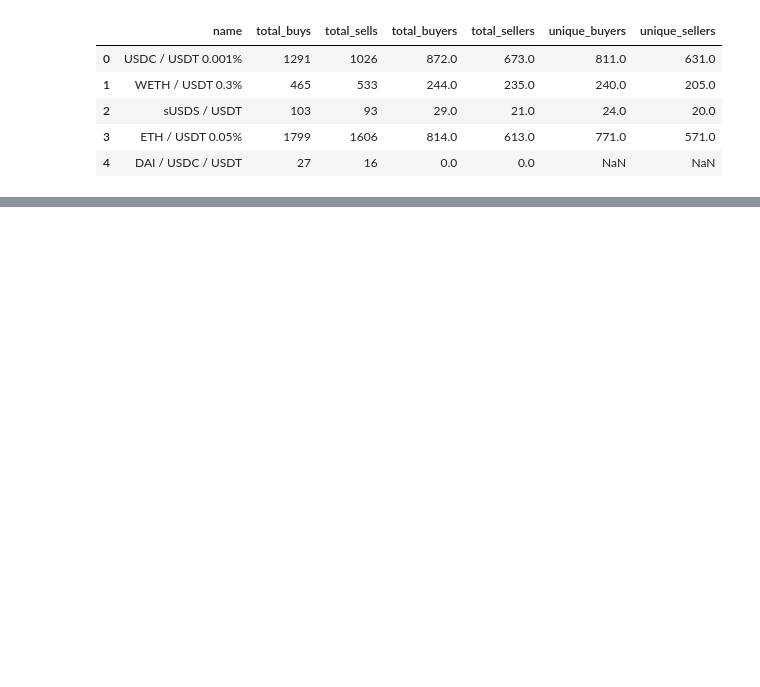
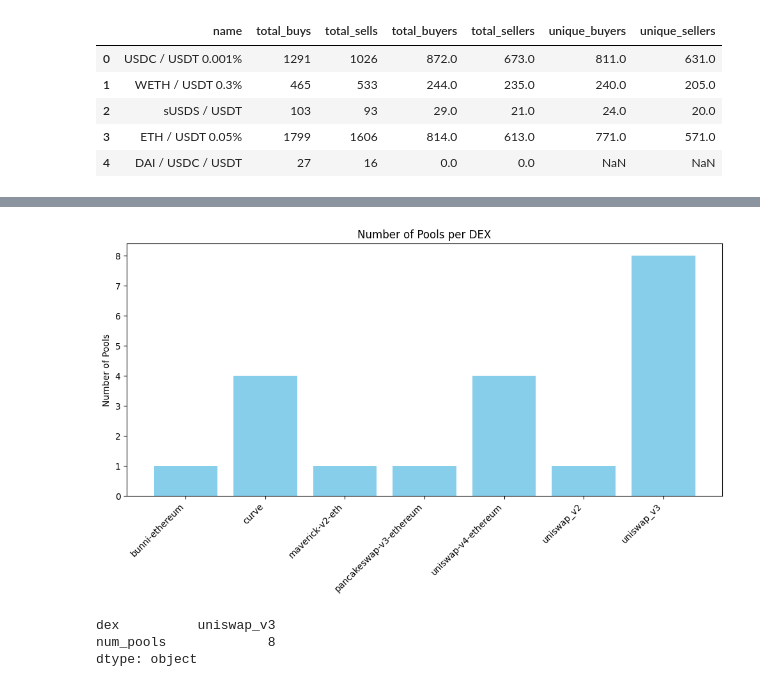
Before and after one commit to christian-obi/DEX-tracker, a Jupyter notebook: backend/visualization.ipynb, the cells around one changed output, grey strips where cells are left out. Saved outputs shown, nothing was run; the diff lists cells and outputs as text; code cells hidden in the pictures; blank space fills up the shorter version.

```diff
--- a/backend/visualization.ipynb
+++ b/backend/visualization.ipynb
@@ -260,0 +268,24 @@ dex_counts
+# %%
+import matplotlib.pyplot as plt
+
+plt.figure(figsize=(10,6))
+plt.bar(dex_counts['dex'], dex_counts['num_pools'], color='skyblue')
+plt.xticks(rotation=45, ha='right')
+plt.ylabel('Number of Pools')
+plt.title('Number of Pools per DEX')
+plt.tight_layout()
+plt.show()
+# %% [output]
+[figure, added]
+# %%
+# DEX with the most pools
+top_dex = dex_counts.idxmax()
+top_count = dex_counts.max()
+
+top_dex
+
+top_count
+# %% [output]
+dex          uniswap_v3
+num_pools             8
+dtype: object
```
Also changed, not shown: parts of 2 cells of this notebook, 4 other files.
